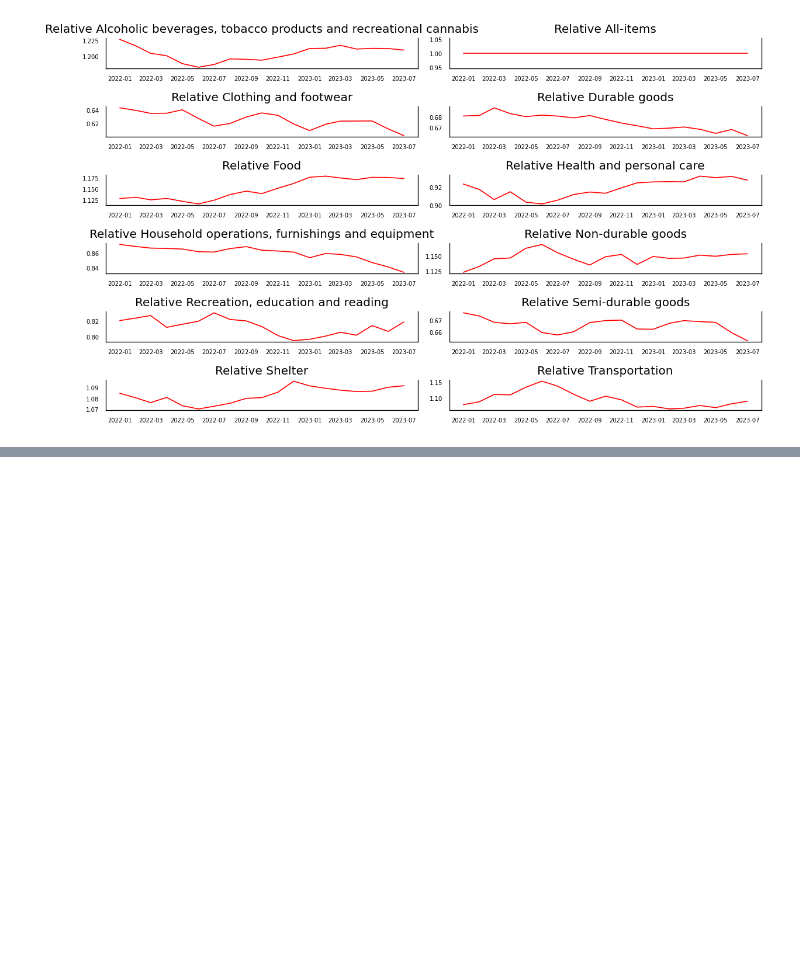
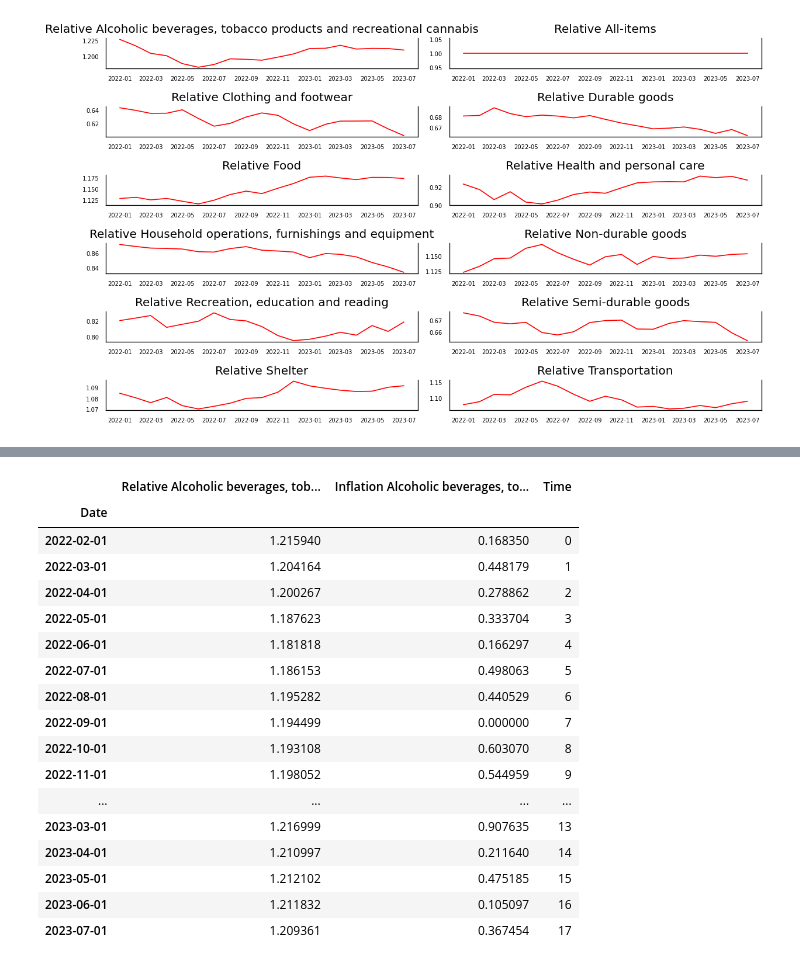
Before and after one commit to WilliamClintC/Bank-of-canada-residuals-inflation, a Jupyter notebook: Untitled-1.ipynb, the cells around one changed output, grey strips where cells are left out. Saved outputs shown, nothing was run; the diff lists cells and outputs as text; code cells hidden in the pictures; blank space fills up the shorter version.

```diff
--- a/Untitled-1.ipynb
+++ b/Untitled-1.ipynb
@@ -198,0 +170,28 @@ See the caveats in the documentation: https://pandas.pydata.org/pandas-docs/stab
+# %%
+merged_df = pd.concat([df_relative.iloc[:, 0], df_inflation.iloc[:, 0]], axis=1)
+merged_df = merged_df.dropna()
+merged_df
+df=merged_df
+df['Time'] = range(len(df))
+df
+column_names = df.columns
+df
+# %% [output]
+|  | Relative Alcoholic beverages, tob... | Inflation Alcoholic beverages, to... | Time |
+| Date |  |  |  |
+| 2022-02-01 | 1.215940 | 0.168350 | 0 |
+| 2022-03-01 | 1.204164 | 0.448179 | 1 |
+| 2022-04-01 | 1.200267 | 0.278862 | 2 |
+| 2022-05-01 | 1.187623 | 0.333704 | 3 |
+| 2022-06-01 | 1.181818 | 0.166297 | 4 |
+| 2022-07-01 | 1.186153 | 0.498063 | 5 |
+| 2022-08-01 | 1.195282 | 0.440529 | 6 |
+| 2022-09-01 | 1.194499 | 0.000000 | 7 |
+| 2022-10-01 | 1.193108 | 0.603070 | 8 |
+| 2022-11-01 | 1.198052 | 0.544959 | 9 |
+| ... | ... | ... | ... |
+| 2023-03-01 | 1.216999 | 0.907635 | 13 |
+| 2023-04-01 | 1.210997 | 0.211640 | 14 |
+| 2023-05-01 | 1.212102 | 0.475185 | 15 |
+| 2023-06-01 | 1.211832 | 0.105097 | 16 |
+| 2023-07-01 | 1.209361 | 0.367454 | 17 |
```
Also changed, not shown: parts of 11 cells of this notebook.
